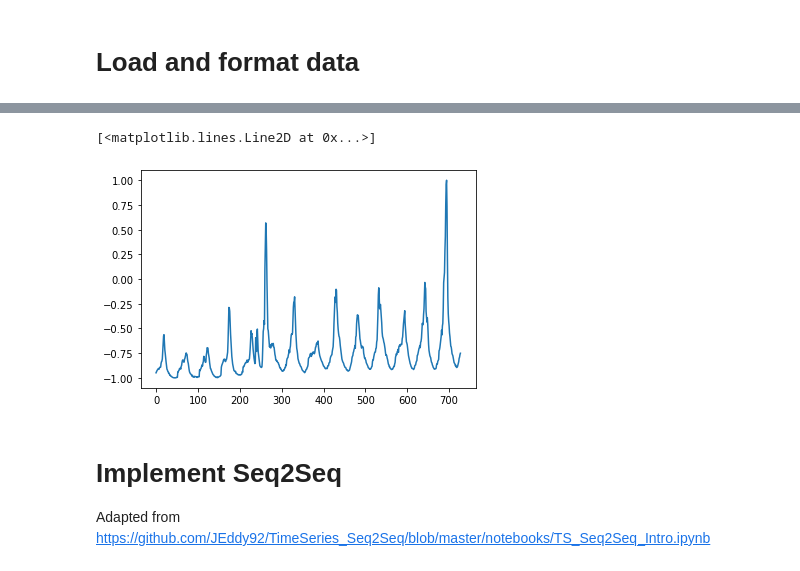
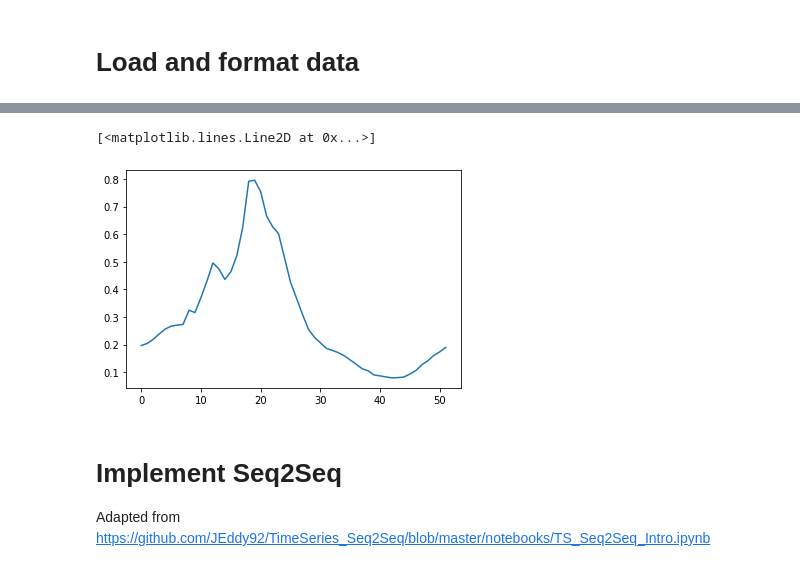
Before and after one commit to shlizee/Seq2SeqEpidemics, a Jupyter notebook: Predicting with Seq2Seq.ipynb, the cells around one changed output, grey strips where cells are left out. Cells and saved outputs as stored; diff of their text form; code cells hidden in the pictures.

```diff
--- a/Predicting with Seq2Seq.ipynb
+++ b/Predicting with Seq2Seq.ipynb
@@ -57,14 +39,17 @@ seasons_df
 [figure]
 # %%
-scaler = MinMaxScaler(feature_range=(-1, 1))
-maxval = seasons.max()
-minval = seasons.min()
-scaleddata = scaler.fit_transform(seasons[0:-1].reshape(-1, 1))
-train_data = torch.FloatTensor(scaleddata).view(-1)
-plt.plot(train_data)
+#scaler = MinMaxScaler(feature_range=(-1, 1))
+#maxval = seasons.max()
+#minval = seasons.min()
+#scaleddata = scaler.fit_transform(seasons[0:-1].reshape(-1, 1))
+#full_data = torch.FloatTensor(scaleddata).view(-1)
+#plt.plot(full_data)
+normalized_seasons=(seasons-seasons.min())/(seasons.max()-seasons.min())
-# %% [output]
-[<matplotlib.lines.Line2D at 0x...>]
-[figure, removed]
+# %%
+plt.plot(normalized_seasons[-1])
+# %% [output]
+[<matplotlib.lines.Line2D at 0x...>]
+[figure, added]
 # %% [markdown]
 # Implement Seq2Seq
 Adapted from
```
Also changed, not shown: parts of 12 cells of this notebook, 14 other files.
